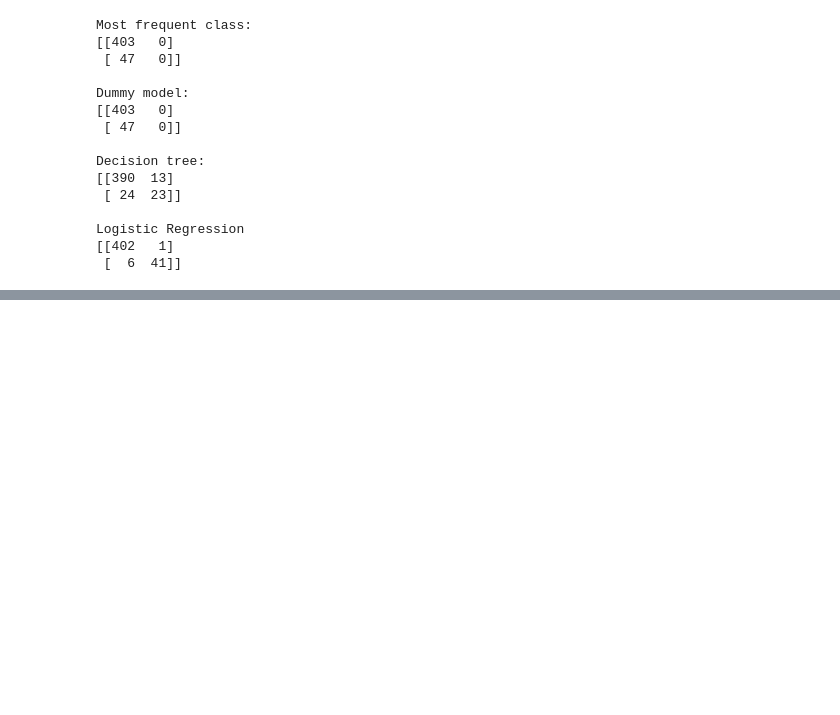
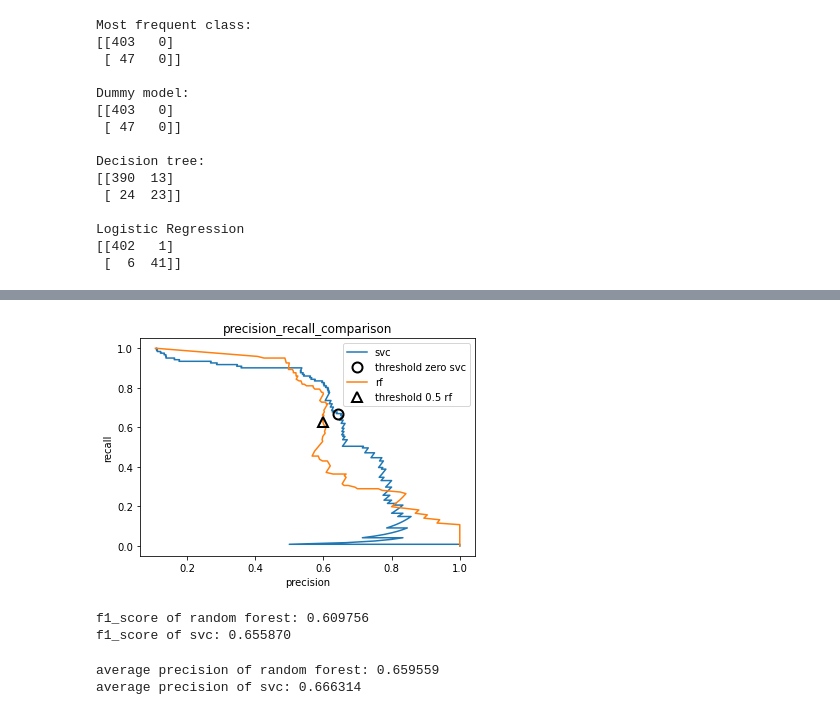
Before and after one commit to M-Aizaz/IVY-Interactive-Solution, a Jupyter notebook: Chapter 6.ipynb, the cells around one changed output, grey strips where cells are left out. Cells and saved outputs as stored; diff of their text form; code cells hidden in the pictures; blank space fills up the shorter version.

```diff
--- a/Chapter 6.ipynb
+++ b/Chapter 6.ipynb
@@ -493,0 +591,31 @@ Logistic Regression
+# %%
+precision_rf, recall_rf, thresholds_rf = precision_recall_curve(y_test, rf.predict_proba(X_test)[:, 1])
+# %%
+plt.plot(precision, recall, label="svc")
+plt.plot(precision[close_zero], recall[close_zero], 'o', markersize=10,
+ label="threshold zero svc", fillstyle="none", c='k', mew=2)
+plt.plot(precision_rf, recall_rf, label="rf")
+close_default_rf = np.argmin(np.abs(thresholds_rf - 0.5))
+plt.plot(precision_rf[close_default_rf], recall_rf[close_default_rf], '^', markersize=10,
+ label="threshold 0.5 rf", fillstyle="none", c='k', mew=2)
+plt.xlabel("precision")
+plt.ylabel("recall")
+plt.legend(loc="best")
+plt.title("precision_recall_comparison");
+# %% [output]
+[figure, added]
+# %%
+print("f1_score of random forest: %f" % f1_score(y_test, rf.predict(X_test)))
+print("f1_score of svc: %f" % f1_score(y_test, svc.predict(X_test)))
+# %% [output]
+f1_score of random forest: 0.609756
+f1_score of svc: 0.655870
+# %%
+from sklearn.metrics import average_precision_score
+ap_rf = average_precision_score(y_test, rf.predict_proba(X_test)[:, 1])
+ap_svc = average_precision_score(y_test, svc.decision_function(X_test))
+print("average precision of random forest: %f" % ap_rf)
+print("average precision of svc: %f" % ap_svc)
+# %% [output]
+average precision of random forest: 0.659559
+average precision of svc: 0.666314
```
Also changed, not shown: parts of 30 cells of this notebook.
